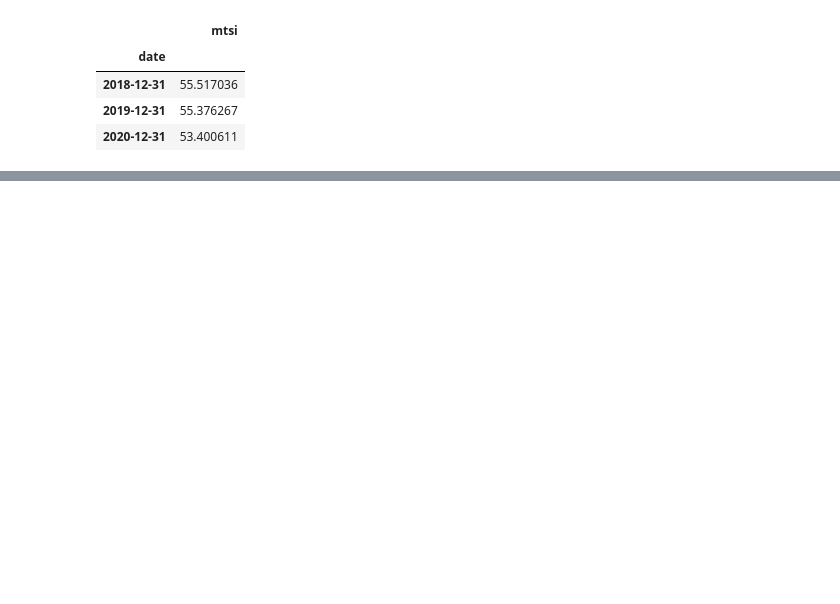
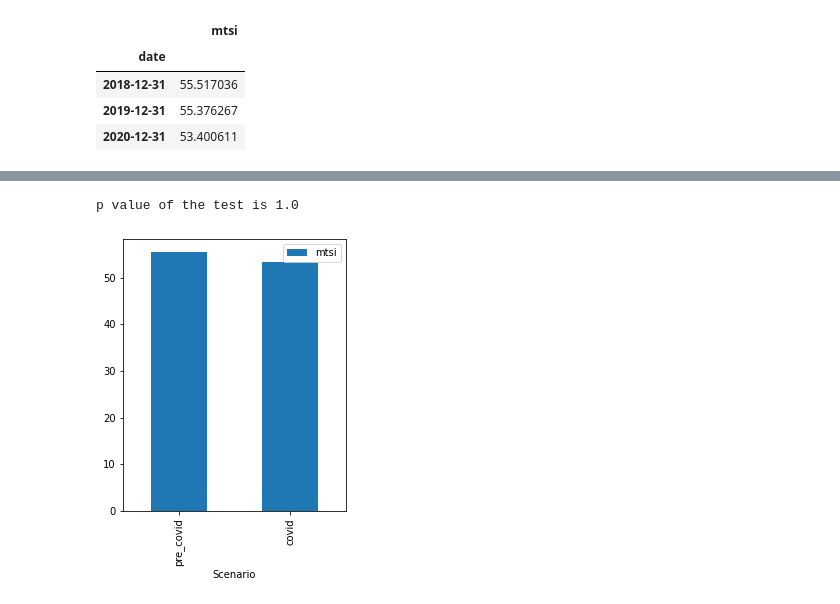
Before and after one commit to ayushprd/Covid_impact_on_water_quality, a Jupyter notebook: solution.ipynb, the cells around one changed output, grey strips where cells are left out. Drawn from its saved outputs; the diff is of its cells as text; code cells hidden in the pictures; blank space fills up the shorter version.

```diff
--- a/solution.ipynb
+++ b/solution.ipynb
@@ -69,0 +76,14 @@ p-value of the ANOVA test: 0.00039252030031461453
+# %%
+mtsi_precovid = mtsi[mtsi['date'] <= '2019-12-31']
+mtsi_covid = mtsi[mtsi['date'] >= '2020-01-01']
+mtsi_precovid['Scenario'] = 'pre_covid'
+mtsi_covid['Scenario'] = 'covid'
+F, p = st.f_oneway(mtsi_precovid['mtsi'], mtsi_precovid['mtsi'])
+print('p value of the test is', p)
+
+anova = mtsi_precovid.append(mtsi_covid)
+anova.reset_index(drop=True, inplace=True)
+anova.groupby('Scenario').mean().sort_values('mtsi', ascending=False).plot(kind='bar', figsize=(4,5));
+# %% [output]
+p value of the test is 1.0
+[figure, added]
```
Also changed, not shown: parts of 9 cells of this notebook, 1 other file.
